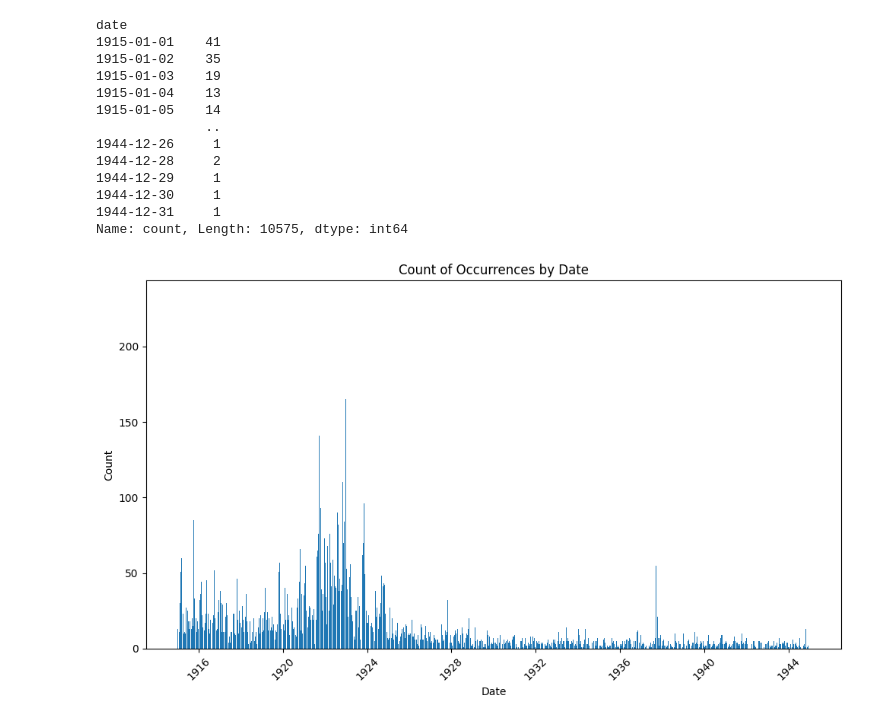
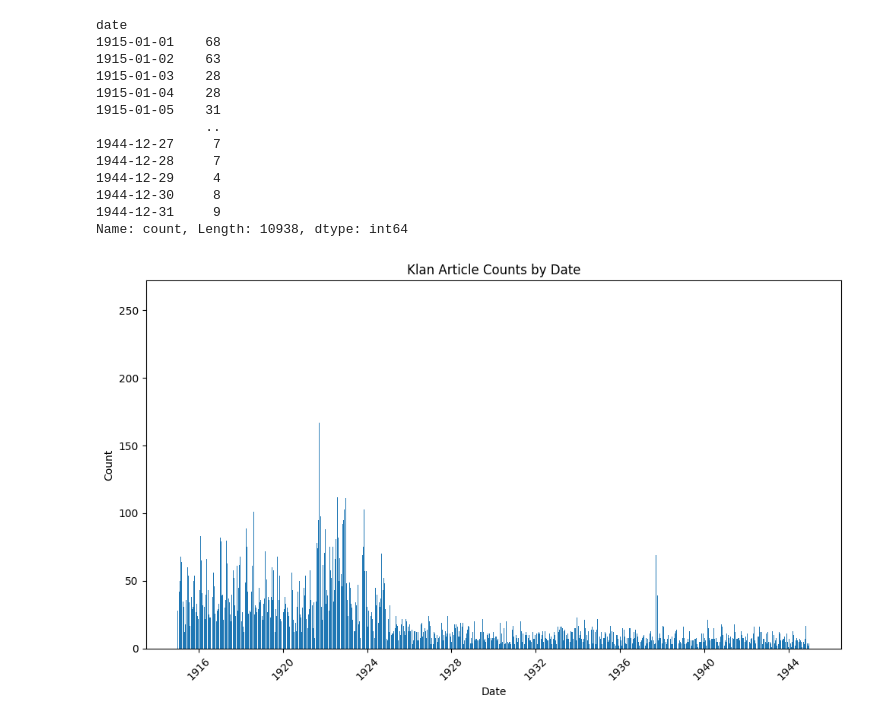
Before and after one commit to park-jay/kkk, a Jupyter notebook: nlp4dh/data.ipynb, the cells around one changed output. Drawn from its saved outputs; the diff is of its cells as text; code cells hidden in the pictures.

Commit message:
removing-mr-lynch

```diff
--- a/nlp4dh/data.ipynb
+++ b/nlp4dh/data.ipynb
@@ -2,7 +2,7 @@
 import pandas as pd
 import matplotlib.pyplot as plt
 # %%
-data=pd.read_csv('/Volumes/T7/chroniclingamerica/american-stories/kkk-revival.csv')
+data=pd.read_feather('/Volumes/T7/chroniclingamerica/american-stories/kkk-revival-stanza-lynch.feather')
 # %%
 data.shape
 # %% [output]
@@ -82,34 +73,34 @@ data[data['article'].str.contains('klan', case=False, na=False)]
 date_counts
 # %% [output]
 date
-1915-01-01    41
-1915-01-02    35
-1915-01-03    19
-1915-01-04    13
-1915-01-05    14
+1915-01-01    68
+1915-01-02    63
+1915-01-03    28
+1915-01-04    28
+1915-01-05    31
               ..
-1944-12-26     1
-1944-12-28     2
-1944-12-29     1
-1944-12-30     1
-1944-12-31     1
-Name: count, Length: 10575, dtype: int64
+1944-12-27     7
+1944-12-28     7
+1944-12-29     4
+1944-12-30     8
+1944-12-31     9
+Name: count, Length: 10938, dtype: int64
 # %%
 # Assuming you have a DataFrame with a date column
 # df = pd.read_csv('your_file.csv')
 # df['date_column'] = pd.to_datetime(df['date_column'])
 
 # Count occurrences of each date
 date_counts = data['date'].value_counts().sort_index()
 
 # Create the barplot
 plt.figure(figsize=(10, 6))
 plt.bar(date_counts.index, date_counts.values)
 plt.xlabel('Date')
 plt.ylabel('Count')
-plt.title('Count of Occurrences by Date')
+plt.title('Klan Article Counts by Date')
 plt.xticks(rotation=45)
 plt.tight_layout()
 plt.show()
 # %% [output]
-[figure, old version]
+[figure, new version]
```
Also changed, not shown: parts of 8 cells of this notebook.
